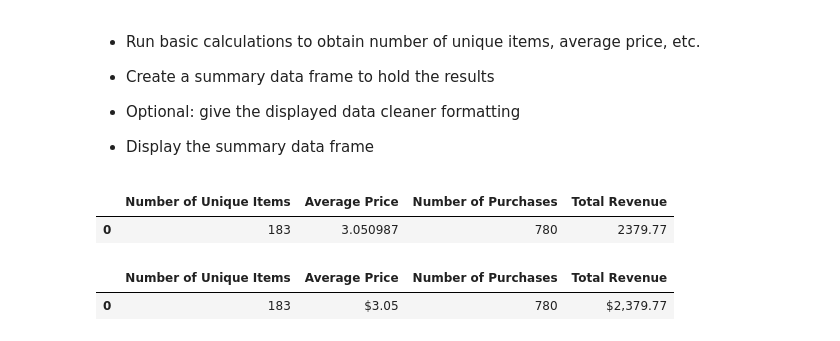
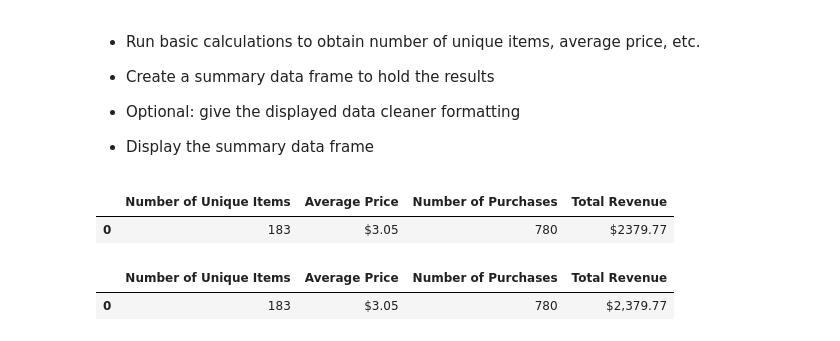
Before and after one commit to rschroer/allhomeworks, a Jupyter notebook: HeroesOfPymoli/RPS_HeroesOfPymoli.ipynb, the cells around one changed output. Drawn from its saved outputs; the diff is of its cells as text; code cells hidden in the pictures.

```diff
--- a/HeroesOfPymoli/RPS_HeroesOfPymoli.ipynb
+++ b/HeroesOfPymoli/RPS_HeroesOfPymoli.ipynb
@@ -65,25 +65,28 @@ total_players
 # %%
 uniq_items=purchase_data["Item ID"].nunique()
 average_price=purchase_data["Price"].mean()
 #It is at this point that I started to take objection to the structure of the product. I have observed that
 # counting unique Item names will return 179 results, while Item IDs will return 183 items
 # as there is a price difference in this, it makes me believe that instead of having some kind
 # sytem to handle discoutns for their items, that this company,
 # literally creates new items in the same db with a new unique ID when something goes on sale.
 # This will lead to future bugs such as if any of those items need to be adjusted,
 # then multiple item IDS will need to have their properties altered
 # I have decided to use Item Name as I feel this is a more accurate representation on the uniqueness of items
 uniq_purchases=purchase_data["Purchase ID"].nunique()
 total_revenue=purchase_data["Price"].sum()
 
 Summary_Purchasing=pd.DataFrame({"Number of Unique Items":[uniq_items],
                                  "Average Price":[average_price],
                                  "Number of Purchases":[uniq_purchases],
                                  "Total Revenue":total_revenue})
-Summary_Purchasing.map()
+#Format AVG Price And Total Revenue
+Summary_Purchasing["Average Price"]=Summary_Purchasing["Average Price"].map( "${:.2f}".format)
+Summary_Purchasing["Total Revenue"]=Summary_Purchasing["Total Revenue"].map( "${:.2f}".format)
+Summary_Purchasing
 # %% [output]
 |  | Number of Unique Items | Average Price | Number of Purchases | Total Revenue |
-| 0 | 183 | 3.050987 | 780 | 2379.77 |
+| 0 | 183 | $3.05 | 780 | $2379.77 |
 # %%
 #Sample from workbook
 # %% [output]
```
Also changed, not shown: parts of 2 cells of this notebook.
